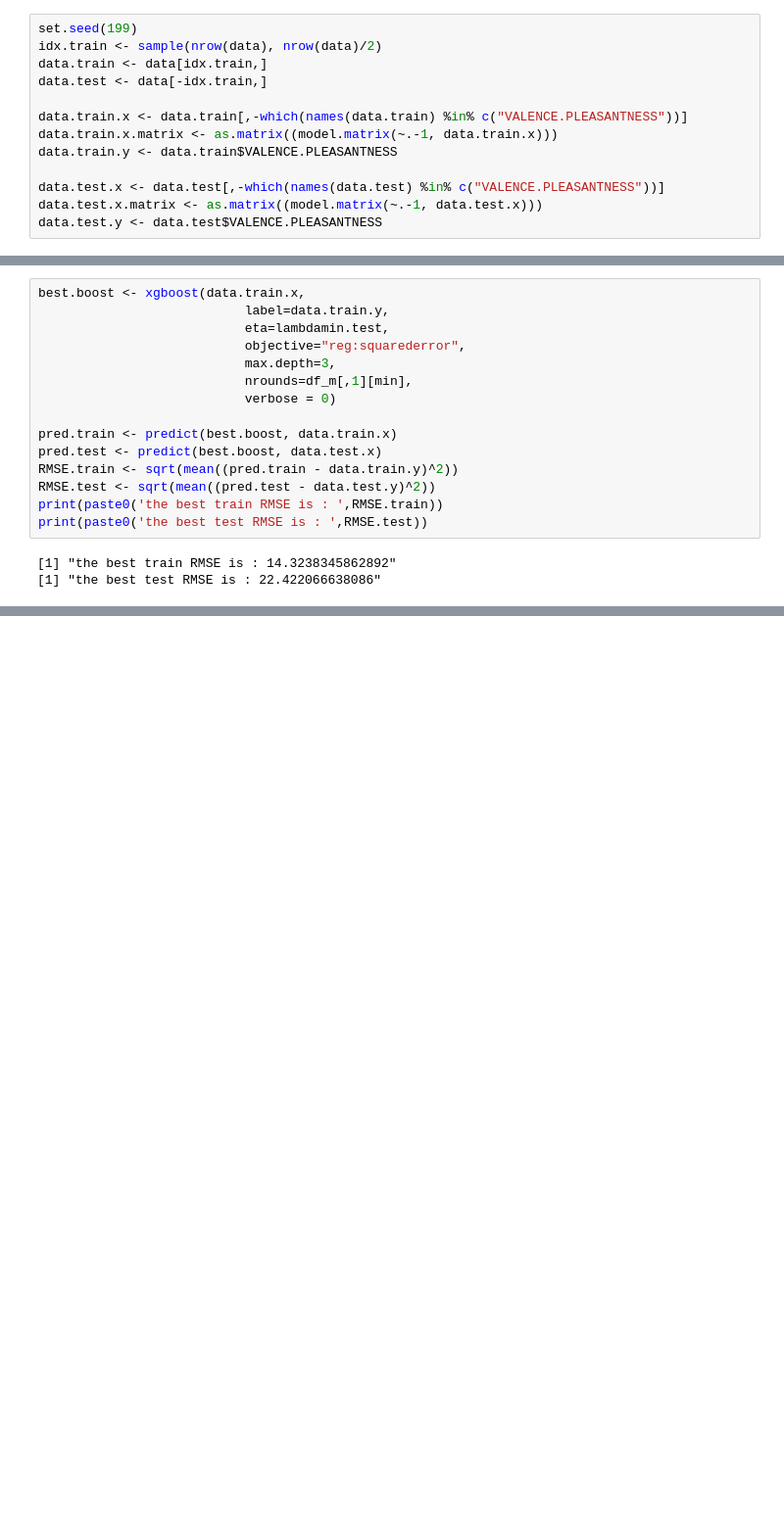
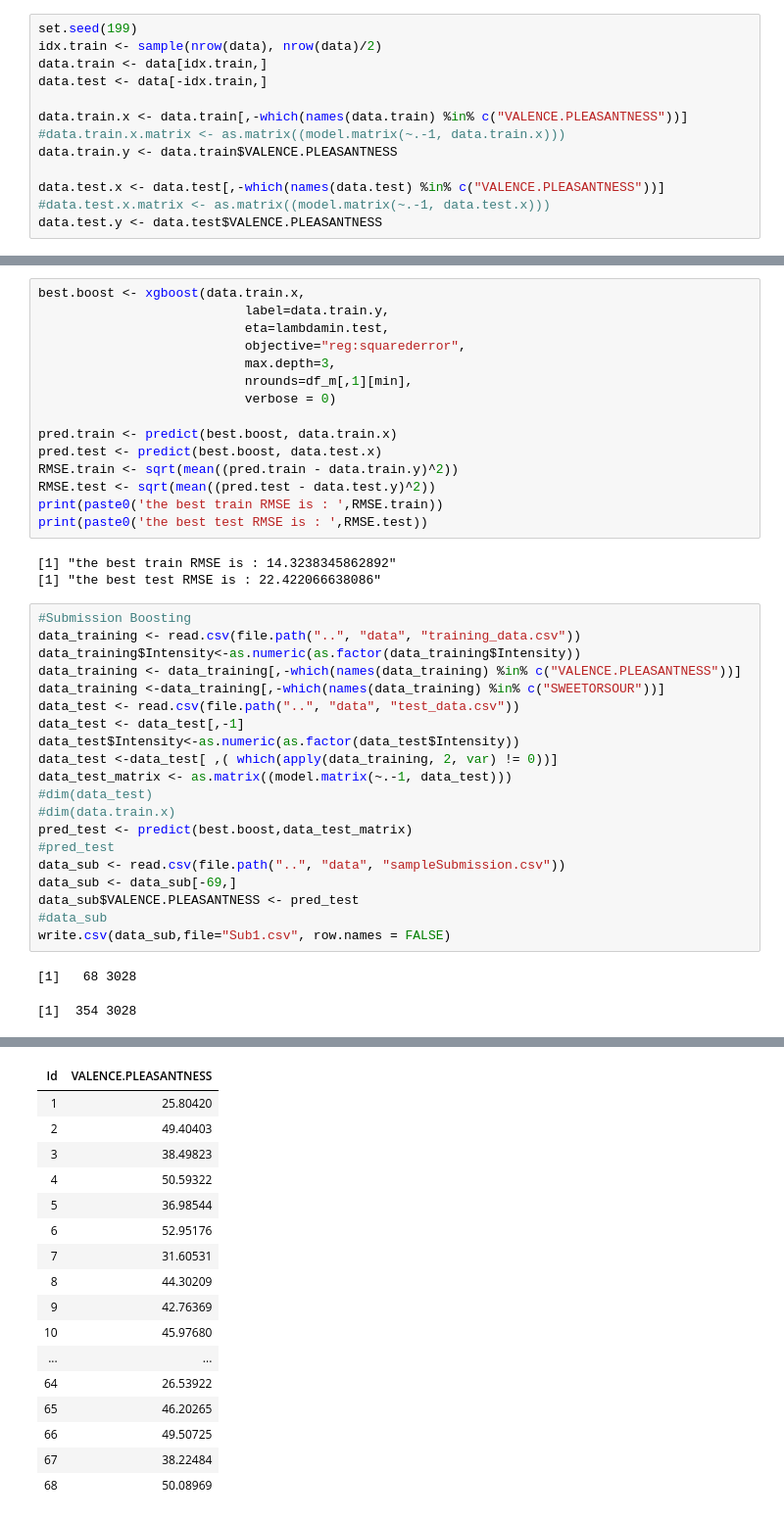
Before and after one commit to ghaeflig/Miniproject-Bio-322, a Jupyter notebook: src/NonlinearMethod.ipynb, the cells around one changed output, grey strips where cells are left out. Shown at 98% size. Drawn from its saved outputs; the diff is of its cells as text; blank space fills up the shorter version.

Commit message:
boosting and submission

```diff
--- a/src/NonlinearMethod.ipynb
+++ b/src/NonlinearMethod.ipynb
@@ -190,11 +190,11 @@ data.train <- data[idx.train,]
 data.test <- data[-idx.train,]
 
 data.train.x <- data.train[,-which(names(data.train) %in% c("VALENCE.PLEASANTNESS"))]
-data.train.x.matrix <- as.matrix((model.matrix(~.-1, data.train.x)))
+#data.train.x.matrix <- as.matrix((model.matrix(~.-1, data.train.x)))
 data.train.y <- data.train$VALENCE.PLEASANTNESS
 
 data.test.x <- data.test[,-which(names(data.test) %in% c("VALENCE.PLEASANTNESS"))]
-data.test.x.matrix <- as.matrix((model.matrix(~.-1, data.test.x)))
+#data.test.x.matrix <- as.matrix((model.matrix(~.-1, data.test.x)))
 data.test.y <- data.test$VALENCE.PLEASANTNESS
 # %%
 #Tree ok
@@ -448,3 +472,26 @@ print(paste0('the best test RMSE is : ',RMSE.test))
 # %% [output]
 [1] "the best train RMSE is : 14.3238345862892"
 [1] "the best test RMSE is : 22.422066638086"
+# %%
+#Submission Boosting
+data_training <- read.csv(file.path("..", "data", "training_data.csv"))
+data_training$Intensity<-as.numeric(as.factor(data_training$Intensity))
+data_training <- data_training[,-which(names(data_training) %in% c("VALENCE.PLEASANTNESS"))]
+data_training <-data_training[,-which(names(data_training) %in% c("SWEETORSOUR"))]
+data_test <- read.csv(file.path("..", "data", "test_data.csv"))
+data_test <- data_test[,-1]
+data_test$Intensity<-as.numeric(as.factor(data_test$Intensity))
+data_test <-data_test[ ,( which(apply(data_training, 2, var) != 0))]
+data_test_matrix <- as.matrix((model.matrix(~.-1, data_test)))
+#dim(data_test)
+#dim(data.train.x)
+pred_test <- predict(best.boost,data_test_matrix)
+#pred_test
+data_sub <- read.csv(file.path("..", "data", "sampleSubmission.csv"))
+data_sub <- data_sub[-69,]
+data_sub$VALENCE.PLEASANTNESS <- pred_test
+#data_sub
+write.csv(data_sub,file="Sub1.csv", row.names = FALSE)
+# %% [output]
+[1]   68 3028
+[1]  354 3028
@@ -450,0 +507,17 @@ print(paste0('the best test RMSE is : ',RMSE.test))
+| Id | VALENCE.PLEASANTNESS |
+| 1 | 25.80420 |
+| 2 | 49.40403 |
+| 3 | 38.49823 |
+| 4 | 50.59322 |
+| 5 | 36.98544 |
+| 6 | 52.95176 |
+| 7 | 31.60531 |
+| 8 | 44.30209 |
+| 9 | 42.76369 |
+| 10 | 45.97680 |
+| ... | ... |
+| 64 | 26.53922 |
+| 65 | 46.20265 |
+| 66 | 49.50725 |
+| 67 | 38.22484 |
+| 68 | 50.08969 |
```
Also changed, not shown: parts of 5 cells of this notebook, 2 other files.
